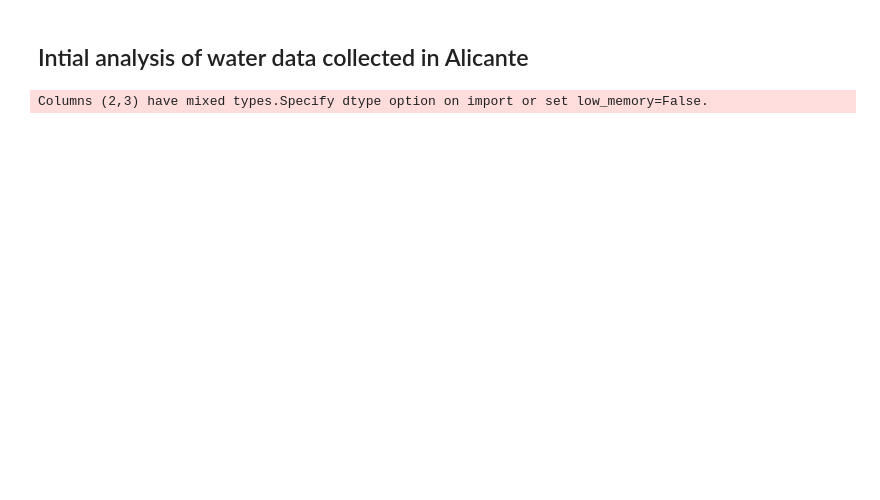
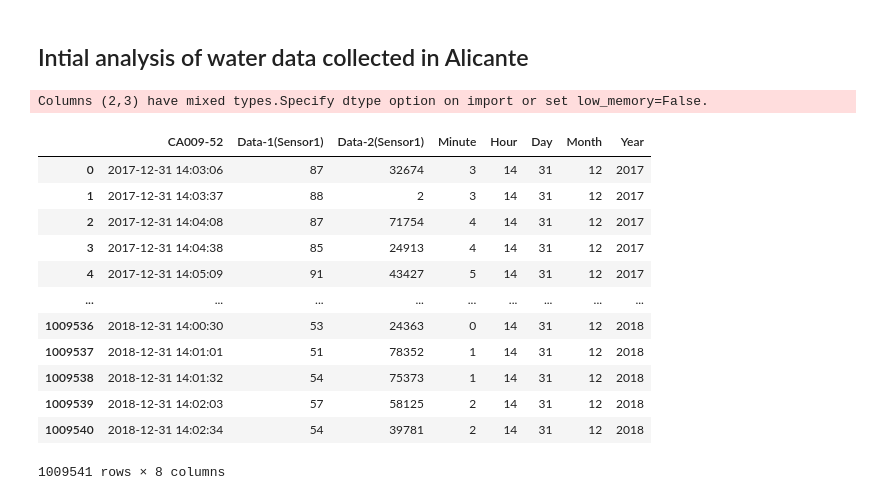
Before and after one commit to Zan-23/IJS_water_loss, a Jupyter notebook: notebooks/Alicante data analysis.ipynb, the cells around one changed output. Cells and saved outputs as stored; diff of their text form; code cells hidden in the pictures; blank space fills up the shorter version.

```diff
--- a/notebooks/Alicante data analysis.ipynb
+++ b/notebooks/Alicante data analysis.ipynb
@@ -18,11 +18,24 @@ if module_path not in sys.path:
 from modules import water_monitoring
 # %%
 instance = water_monitoring.WaterMonitoringInstance()
-instance.read_data("../data/Benalua Consumption/Benalua 2013.csv", ";")
+instance.read_data("../data/Benalua Consumption/Benalua 2018.csv", ";")
 instance.transform_data("alicante", True)
 instance.make_time_features("CA009-52")
 
 data = instance.get_data_frame()
 data
 # %% [output]
 Columns (2,3) have mixed types.Specify dtype option on import or set low_memory=False.
+|  | CA009-52 | Data-1(Sensor1) | Data-2(Sensor1) | Minute | Hour | Day | Month | Year |
+| 0 | 2017-12-31 14:03:06 | 87 | 32674 | 3 | 14 | 31 | 12 | 2017 |
+| 1 | 2017-12-31 14:03:37 | 88 | 2 | 3 | 14 | 31 | 12 | 2017 |
+| 2 | 2017-12-31 14:04:08 | 87 | 71754 | 4 | 14 | 31 | 12 | 2017 |
+| 3 | 2017-12-31 14:04:38 | 85 | 24913 | 4 | 14 | 31 | 12 | 2017 |
+| 4 | 2017-12-31 14:05:09 | 91 | 43427 | 5 | 14 | 31 | 12 | 2017 |
+| ... | ... | ... | ... | ... | ... | ... | ... | ... |
+| 1009536 | 2018-12-31 14:00:30 | 53 | 24363 | 0 | 14 | 31 | 12 | 2018 |
+| 1009537 | 2018-12-31 14:01:01 | 51 | 78352 | 1 | 14 | 31 | 12 | 2018 |
+| 1009538 | 2018-12-31 14:01:32 | 54 | 75373 | 1 | 14 | 31 | 12 | 2018 |
+| 1009539 | 2018-12-31 14:02:03 | 57 | 58125 | 2 | 14 | 31 | 12 | 2018 |
+| 1009540 | 2018-12-31 14:02:34 | 54 | 39781 | 2 | 14 | 31 | 12 | 2018 |
+1009541 rows × 8 columns
```
Also changed, not shown: parts of 4 cells of this notebook, 1 other file.
